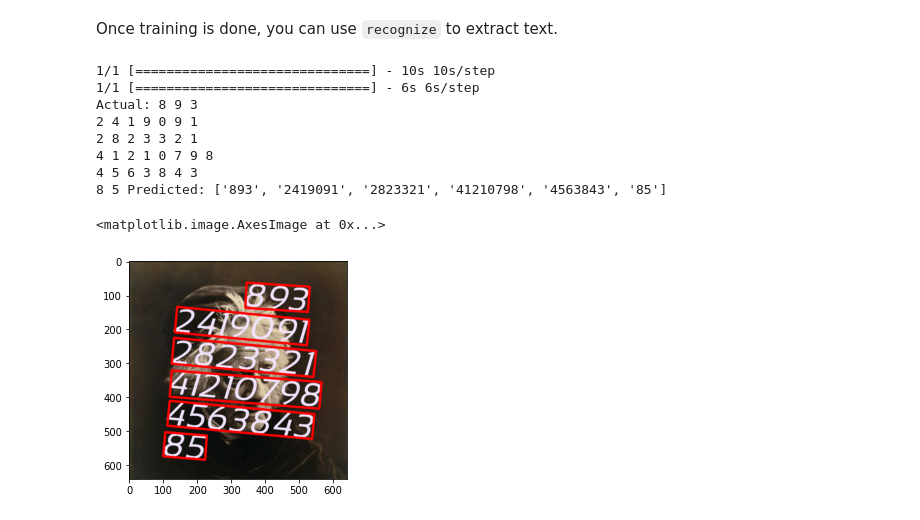
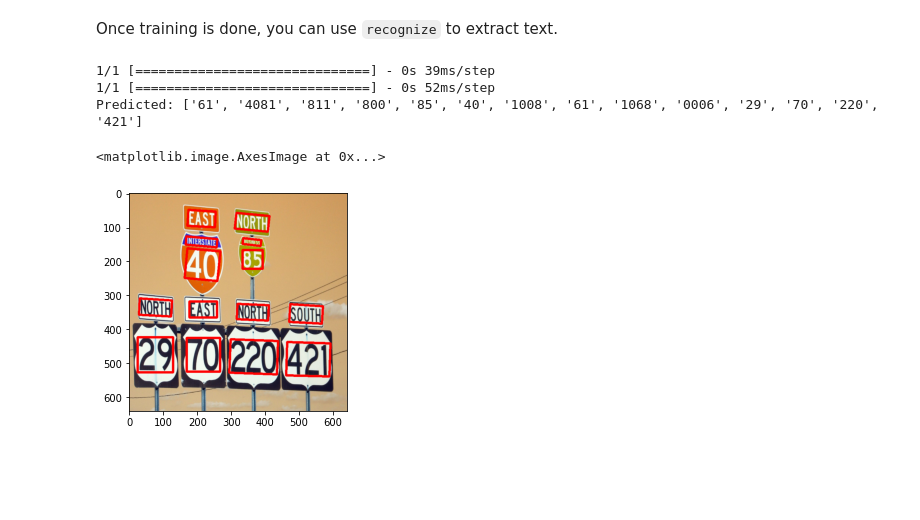
Before and after one commit to mariamabdelati/digit-recognition, a Jupyter notebook: keras-ocr/KERAS_OCR_Image_Recognition.ipynb, the cells around one changed output. Cells and saved outputs as stored; diff of their text form; code cells hidden in the pictures; blank space fills up the shorter version.

```diff
--- a/keras-ocr/KERAS_OCR_Image_Recognition.ipynb
+++ b/keras-ocr/KERAS_OCR_Image_Recognition.ipynb
@@ -185,24 +182,27 @@ recognizer.training_model.fit_generator(
 # %% [markdown]
 Once training is done, you can use `recognize` to extract text.
 # %%
+import cv2
 pipeline = keras_ocr.pipeline.Pipeline(detector=detector, recognizer=recognizer)
-image, lines = next(image_generators[0])
+#image, lines = next(image_generators[0]) #recognize generated images
+
+# Load the image
+image = cv2.imread('image.jpg')
+# Resize the image
+image = cv2.resize(image, (640, 640))
 predictions = pipeline.recognize(images=[image])[0]
+
+# Get the recognized text and bounding boxes from the prediction
 drawn = keras_ocr.tools.drawBoxes(
     image=image, boxes=predictions, boxes_format='predictions'
 )
 print(
-    'Actual:', '\n'.join([' '.join([character for _, character in line]) for line in lines]),
-    'Predicted:', [text for text, box in predictions])
+#     'Actual:', '\n'.join([' '.join([character for _, character in line]) for line in lines]),
+     'Predicted:', [text for text, box in predictions])
 plt.imshow(drawn)
 # %% [output]
-1/1 [==============================] - 10s 10s/step
-1/1 [==============================] - 6s 6s/step
-Actual: 8 9 3
-2 4 1 9 0 9 1
-2 8 2 3 3 2 1
-4 1 2 1 0 7 9 8
-4 5 6 3 8 4 3
-8 5 Predicted: ['893', '2419091', '2823321', '41210798', '4563843', '85']
+1/1 [==============================] - 0s 39ms/step
+1/1 [==============================] - 0s 52ms/step
+Predicted: ['61', '4081', '811', '800', '85', '40', '1008', '61', '1068', '0006', '29', '70', '220', '421']
 <matplotlib.image.AxesImage at 0x...>
-[figure, old version]
+[figure, new version]
```
Also changed, not shown: parts of 5 cells of this notebook.
